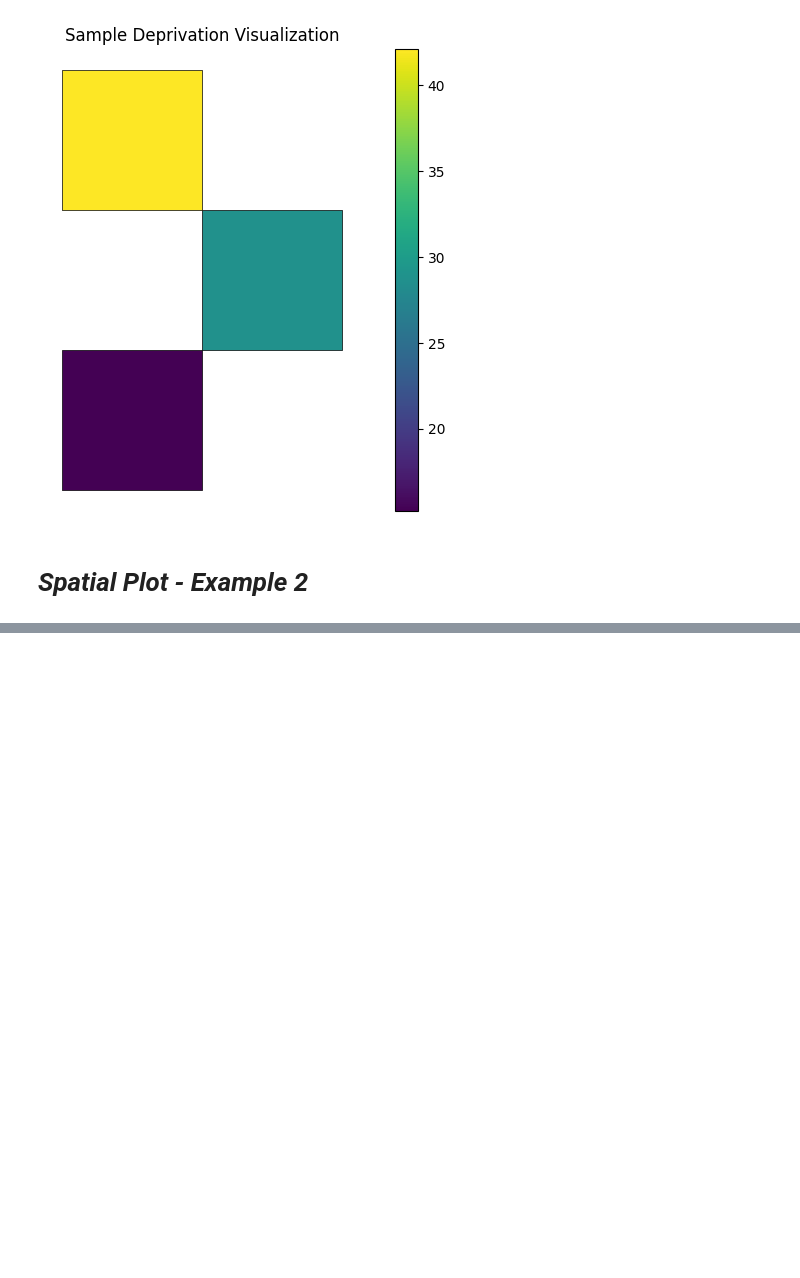
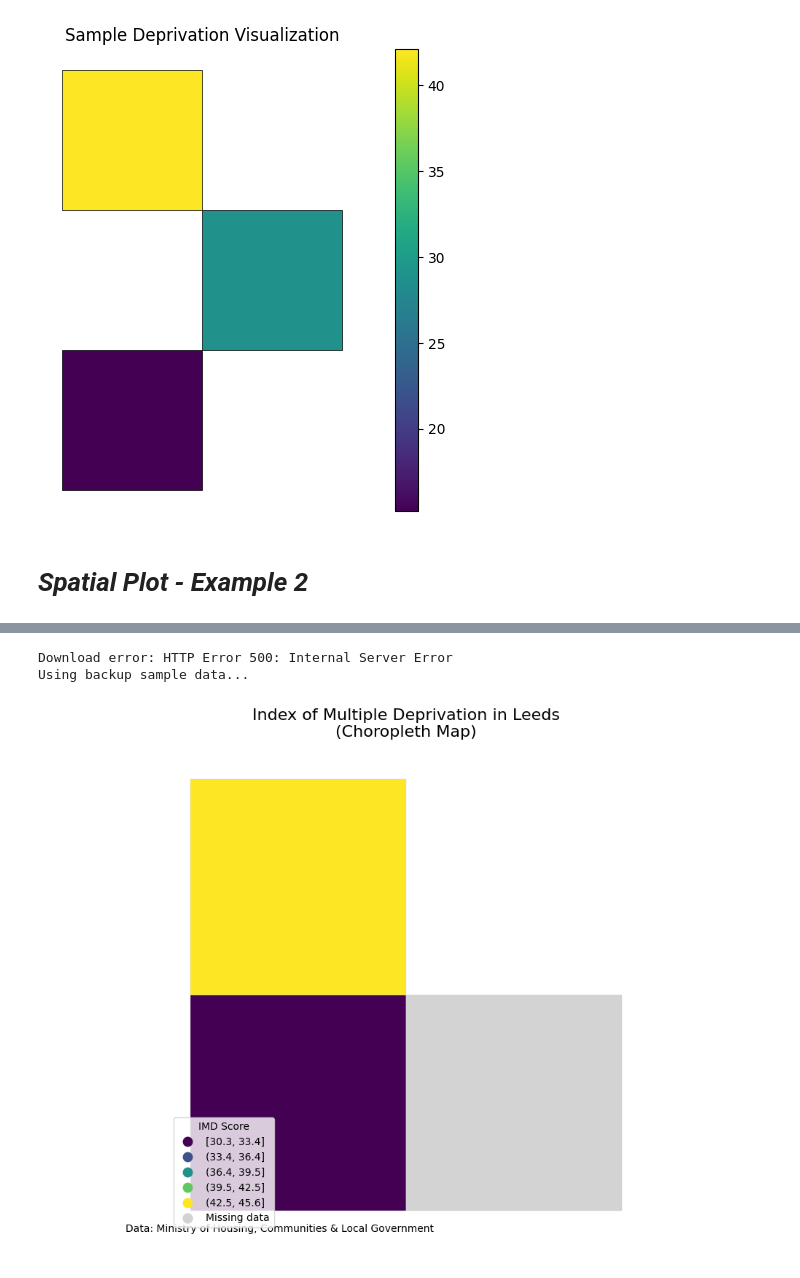
Before and after one commit to deeptanghosh02/GEOG5990M_Deeptanshu-Ghosh, a Jupyter notebook: Untitled7.ipynb, the cells around one changed output, grey strips where cells are left out. Cells and saved outputs as stored; diff of their text form; code cells hidden in the pictures; blank space fills up the shorter version.

```diff
--- a/Untitled7.ipynb
+++ b/Untitled7.ipynb
@@ -279,0 +315,79 @@ SyntaxError: incomplete input (<ipython-input-26-cca79f967ca1>, line 33)
+# %%
+!pip install mapclassify>=2.4.0
+
+import geopandas as gpd
+import matplotlib.pyplot as plt
+import pandas as pd
+import numpy as np
+import mapclassify
+ # Import the mapclassify module
+
+
+# 1. Download sample LSOA boundaries (Leeds area)
+try:
+    # Download Leeds LSOA boundaries from official source
+    leeds_lsoa_url = "https://opendata.arcgis.com/api/v3/datasets/1f23484eafea45f98485ef816e4fee2d_0/downloads/data?format=geojson&spatialRefId=27700&where=LAD21NM%20%3D%20'Leeds'"
+    lsoa = gpd.read_file(leeds_lsoa_url)
+    print("Successfully downloaded Leeds LSOA boundaries")
+except Exception as e:
+    print(f"Download error: {e}")
+    print("Using backup sample data...")
+    # Create sample data if download fails
+    from shapely.geometry import Polygon
+    lsoa = gpd.GeoDataFrame({
+        'LSOA21CD': ['E01000001', 'E01000002', 'E01000003'],
+        'geometry': [
+            Polygon([(0,0), (1,0), (1,1), (0,1)]),
+            Polygon([(1,0), (2,0), (2,1), (1,1)]),
+            Polygon([(0,1), (1,1), (1,2), (0,2)])
+        ]
+    })
+
+# 2. Create sample IMD data (replace with your real data)
+num_samples = len(lsoa['LSOA21CD'].sample(frac=0.5))  # Get the actual number of samples
+imd_data = pd.DataFrame({
+    'LSOA21CD': lsoa['LSOA21CD'].sample(frac=0.5),  # Use 50% of areas for demo
+    'IMD_Score': [round(x, 1) for x in np.random.uniform(10, 50, num_samples)]  # Use num_samples
+})
+
+# 3. Merge spatial and attribute data
+gdf = lsoa.merge(imd_data, on='LSOA21CD', how='left')
+
+# 4. Create choropleth map with proper formatting
+plt.figure(figsize=(12, 8))
+ax = plt.gca()
+
+# Plot with classification scheme
+gdf.plot(column='IMD_Score',
+         ax=ax,
+         legend=True,
+         scheme='quantiles',  # Classifies data into quantile bins
+         k=5,  # Number of classes
+         cmap='viridis',
+         edgecolor='lightgrey',
+         linewidth=0.3,
+         missing_kwds={'color': 'lightgrey', 'label': 'Missing data'},
+         legend_kwds={
+             'loc': 'lower left',
+             'title': 'IMD Score',
+             'fmt': "{:.1f}",
+             'interval': True
+         })
+
+# Customize plot
+ax.set_title("Index of Multiple Deprivation in Leeds\n(Choropleth Map)",
+            fontsize=16, pad=20)
+ax.set_axis_off()
+
+# Add annotation
+plt.annotate("Data: Ministry of Housing, Communities & Local Government",
+            xy=(0.1, 0.05),
+            xycoords='figure fraction',
+            fontsize=10)
+
+plt.tight_layout()
+plt.show()
+# %% [output]
+Download error: HTTP Error 500: Internal Server Error
+Using backup sample data...
+[figure, added]
```
Also changed, not shown: parts of 16 cells of this notebook.
